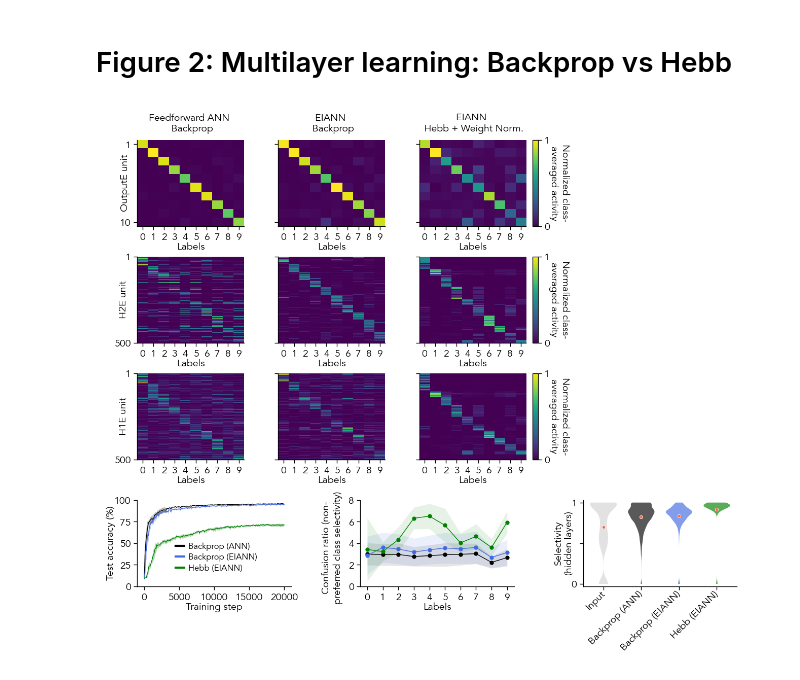
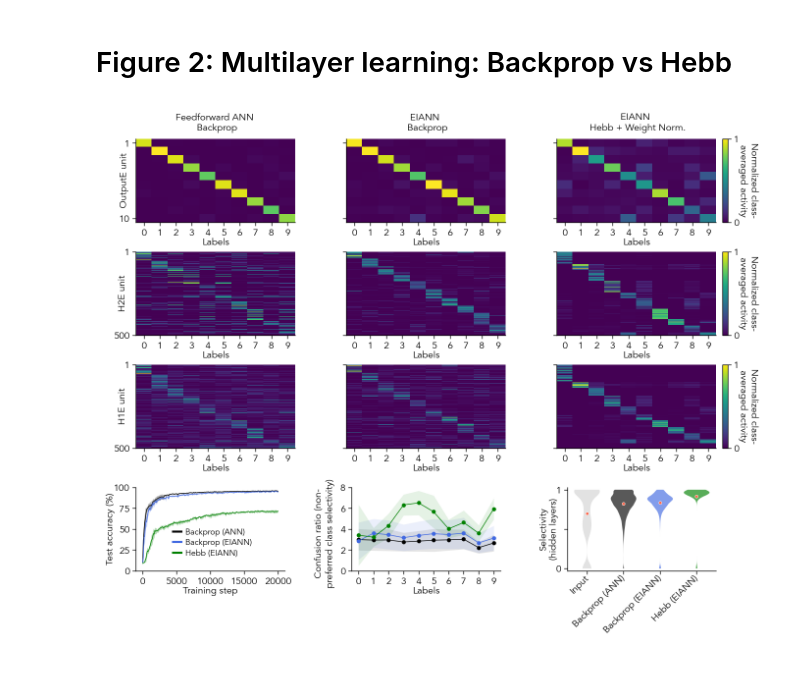
Before and after one commit to Milstein-Lab/EIANN, a Jupyter notebook: docs/Galloni_etal_2025/Figure_2.ipynb, the cells around one changed output. Saved outputs shown, nothing was run; the diff lists cells and outputs as text; code cells hidden in the pictures.

Commit message:
updated figure layouts

```diff
--- a/docs/Galloni_etal_2025/Figure_2.ipynb
+++ b/docs/Galloni_etal_2025/Figure_2.ipynb
@@ -14,7 +14,7 @@ eiann.update_plot_defaults()
 def plot_E_pop_representations(model_list, model_dict_all, figure_name):
     fig = plt.figure(figsize=(6.5, 5))
     axes = gs.GridSpec(nrows=3, ncols=len(model_list), figure=fig,
-                        left=0.07,right=0.66, top=0.93, bottom=0.3,
+                        left=0.07,right=0.98, top=0.93, bottom=0.3,
                         wspace=0.32, hspace=0.35)
 
     axes_metrics = gs.GridSpec(nrows=1, ncols=3, figure=fig,
@@ -79,13 +79,14 @@ def plot_E_pop_representations(model_list, model_dict_all, figure_name):
 
     fig.savefig(f"{root_dir}/EIANN/figures/{figure_name}.svg", dpi=300)
     fig.savefig(f"{root_dir}/EIANN/figures/{figure_name}.png", dpi=300)
+    return fig
 # %%
 figure_name = "Fig2_vanBP_bpDale_hebb"
 model_list = ["vanBP", "bpDale_learned", "HebbWN_topsup"]
 
 model_dict_all = load_model_dict()
 generate_hdf5_all_seeds(model_list, model_dict_all, variables_to_save=["average_pop_activity_dict", "metrics_dict"], recompute=None)
 
-plot_E_pop_representations(model_list, model_dict_all, figure_name)
+fig = plot_E_pop_representations(model_list, model_dict_all, figure_name)
 # %% [output]
-[figure, old version]
+[figure, new version]
```
Also changed, not shown: 1 other file.
